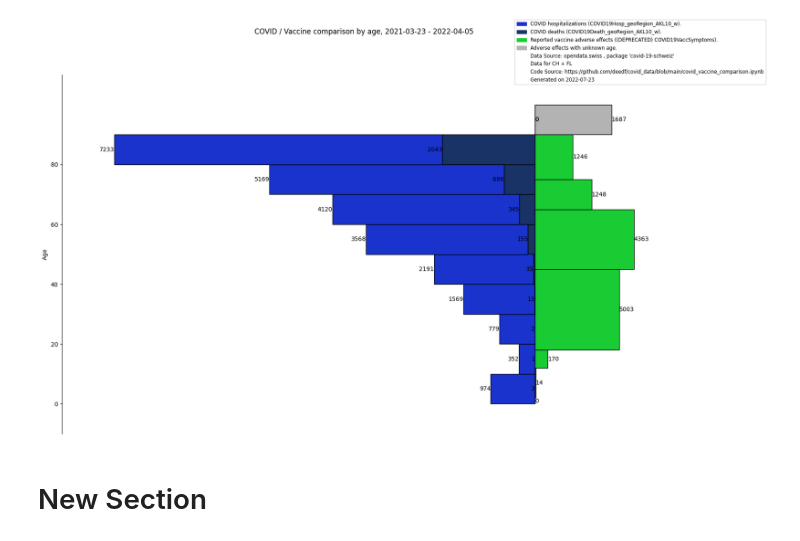
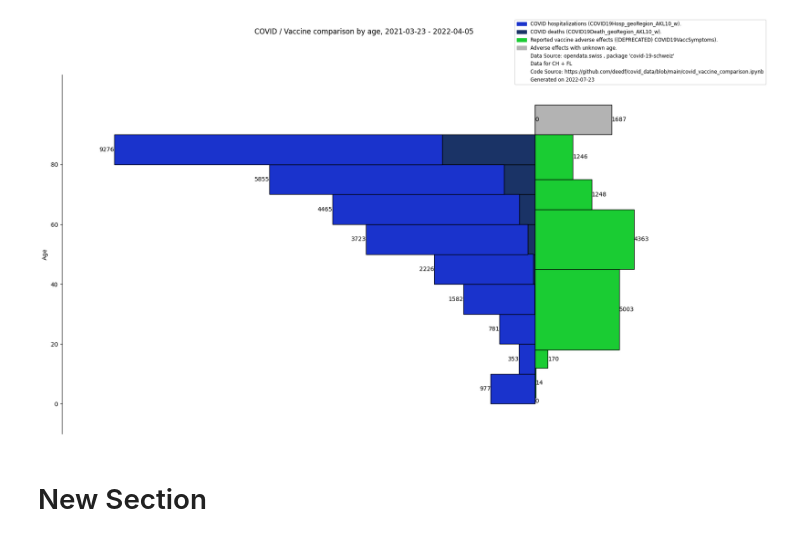
Before and after one commit to deedf/covid_data, a Jupyter notebook: covid_vaccine_comparison.ipynb, the cells around one changed output. Drawn from its saved outputs; the diff is of its cells as text; code cells hidden in the pictures.

Commit message:
update labels

```diff
--- a/covid_vaccine_comparison.ipynb
+++ b/covid_vaccine_comparison.ipynb
@@ -129,7 +129,6 @@ def _build_graph(
         edgecolor=(0, 0, 0),
         linewidth=1,
     )
-    plot.bar_label(b, counts.death.sumTotal)
     b = plot.barh(
         y=counts.hosp.y,
         width=-counts.hosp.sumTotal / counts.hosp.height,
@@ -140,7 +139,7 @@ def _build_graph(
         edgecolor=(0, 0, 0),
         linewidth=1,
     )
-    plot.bar_label(b, counts.hosp.sumTotal)
+    plot.bar_label(b, counts.hosp.sumTotal + counts.death.sumTotal)
     b = plot.barh(
         y=counts.symptoms.y,
         width=counts.symptoms.sumTotal / counts.symptoms.height,
@@ -177,33 +176,33 @@ def _build_graph(
         (
             TRANSPARENT_COLOR,
             "Code Source: https://github.com/deedf/covid_data/blob/main/covid_vaccine_comparison.ipynb",
         )
     )
     legends.append(
         (TRANSPARENT_COLOR, f"Generated on {datetime.now().strftime('%Y-%m-%d')}")
     )
 
     fig.legend(
         [Rectangle(xy=(0, 0), width=10, height=10, color=l[0]) for l in legends],
         [l[1] for l in legends],
         fontsize="small",
     )
     plt.margins(0.1, 0.1)
     plot.spines["top"].set_visible(False)
     plot.spines["right"].set_visible(False)
     plot.spines["bottom"].set_visible(False)
     plt.show()
 
 
 client = RemoteCKAN(CKAN_API_URL)
 dataset = client.call_action("package_show", {"name_or_id": DATASET_NAME})
 resource_map = dict([(r["identifier"], r) for r in dataset["resources"]])
 _build_graph(
     resource_map["weekly-death-age-range-csv"],
     resource_map["weekly-hosp-age-range-csv"],
     resource_map["daily-vacc-symptoms-csv"],
 )
 # %% [output]
-[figure, old version]
+[figure, new version]
 # %% [markdown]
 # New Section
```
